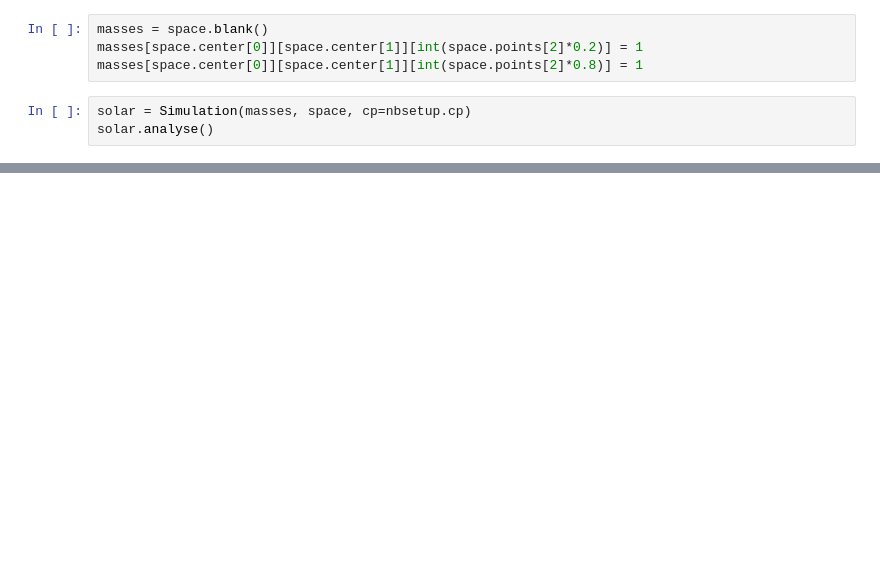
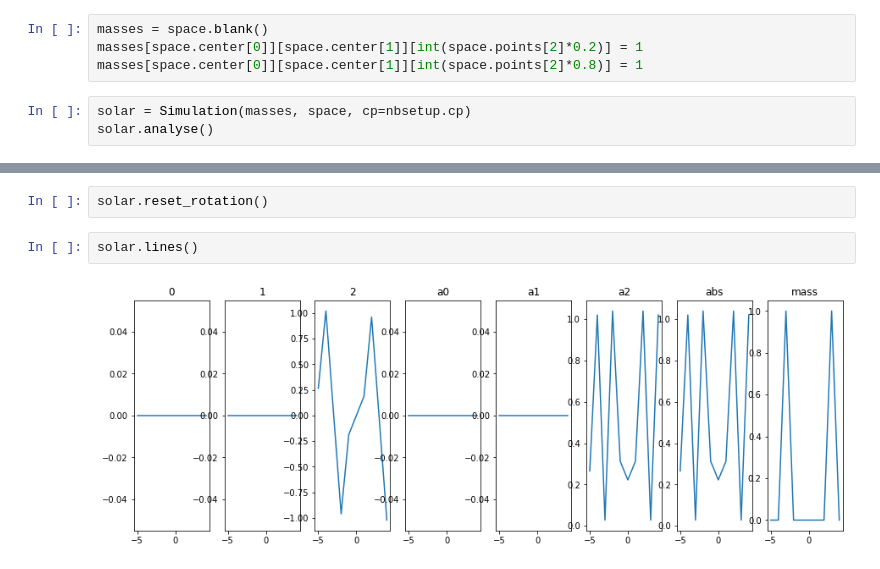
Before and after one commit to timjdavey/galactus, a Jupyter notebook: notebooks/Solar system.ipynb, the cells around one changed output, grey strips where cells are left out. Cells and saved outputs as stored; diff of their text form; blank space fills up the shorter version.

```diff
--- a/notebooks/Solar system.ipynb
+++ b/notebooks/Solar system.ipynb
@@ -41,0 +83,6 @@ mass
+# %%
+solar.reset_rotation()
+# %%
+solar.lines()
+# %% [output]
+[figure, added]
```
Also changed, not shown: parts of 8 cells of this notebook, 19 other files.
